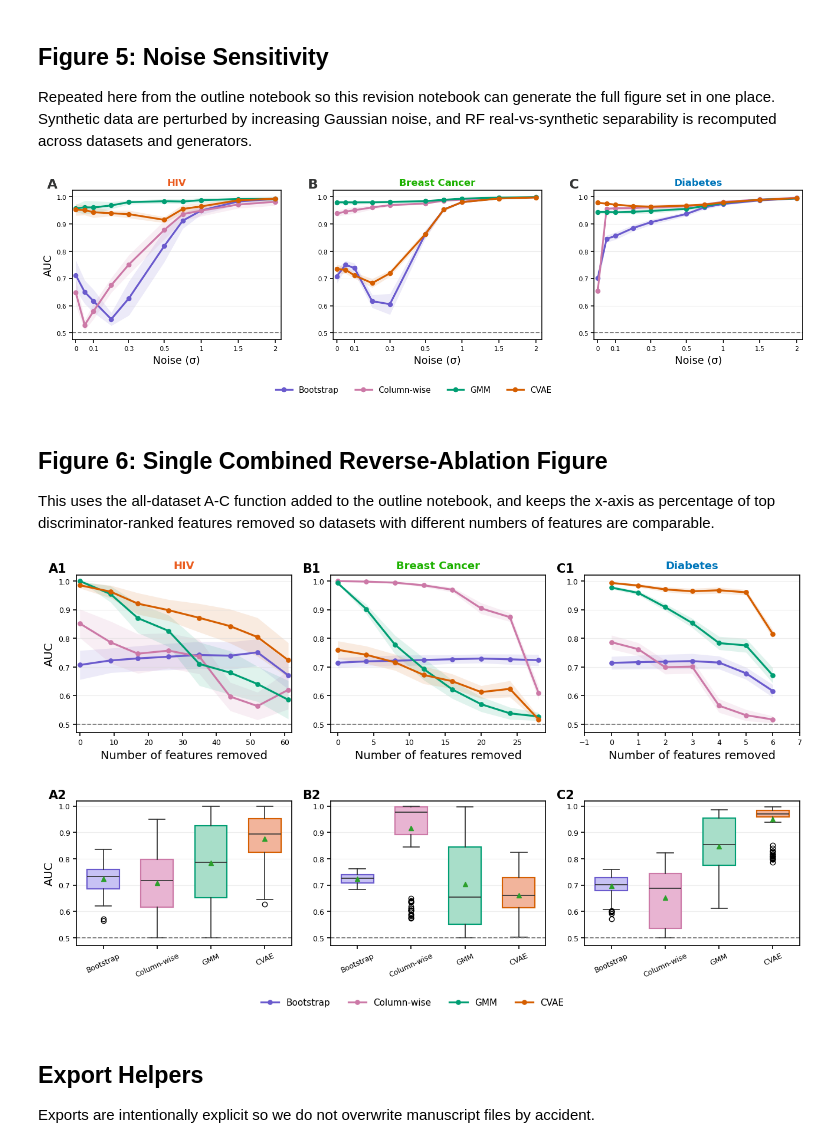
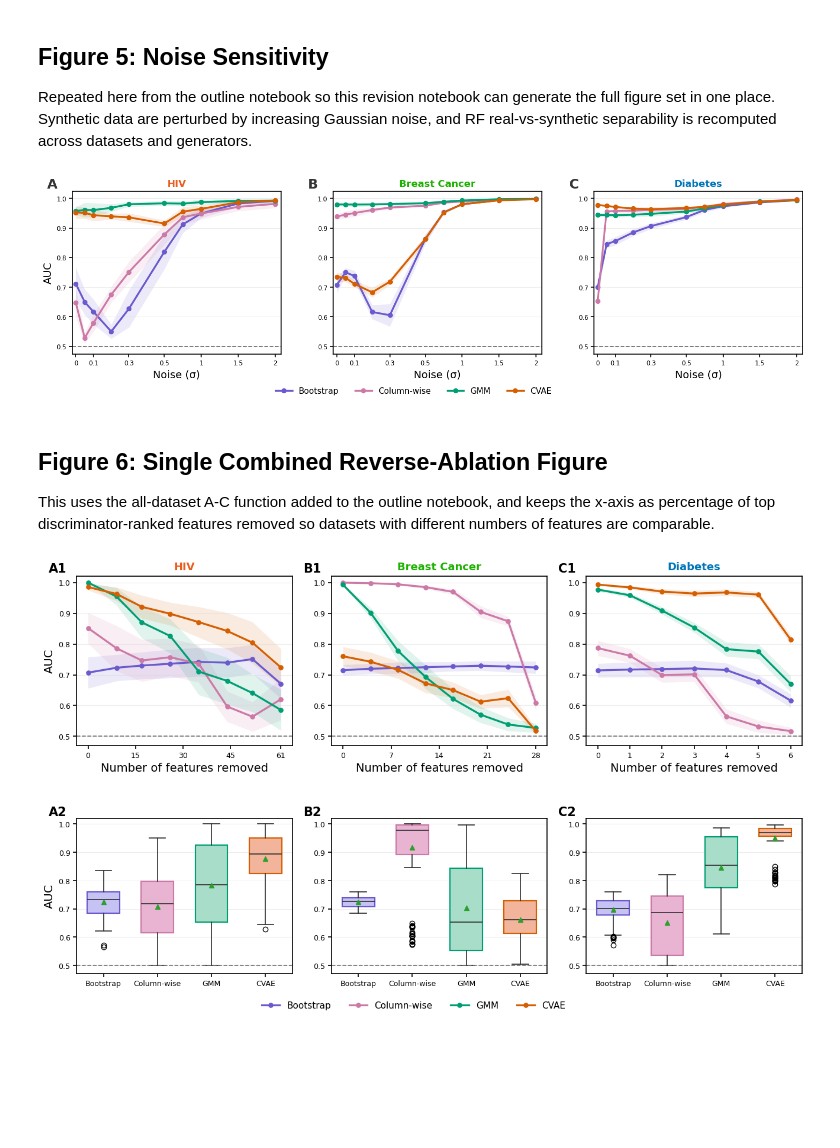
Before and after one commit to TonyTran03/distinguishable_data, a Jupyter notebook: data_synthesis/notebooks/make_main_figures_revision.ipynb, the cells around one changed output. Drawn from its saved outputs; the diff is of its cells as text; code cells hidden in the pictures; blank space fills up the shorter version.

```diff
--- a/data_synthesis/notebooks/make_main_figures_revision.ipynb
+++ b/data_synthesis/notebooks/make_main_figures_revision.ipynb
@@ -1439,14 +1473,14 @@ def plot_figure5_noise(noise_df):
     fig.legend(legend_handles, METHOD_ORDER, loc="lower center", bbox_to_anchor=(0.5, 0.01), ncol=len(METHOD_ORDER),
                frameon=True, facecolor="white", edgecolor="black", framealpha=0, borderpad=0.55)
     # fig.suptitle("Noise sensitivity", y=0.98, fontsize=15, weight="semibold")
-    fig.subplots_adjust(left=0.07, right=0.99, top=0.82, bottom=0.25, wspace=0.25)
+    fig.subplots_adjust(left=0.07, right=0.99, top=0.82, bottom=0.2, wspace=0.25)
     return fig
 
 
 noise_df = get_noise_sensitivity(force=False)
 fig5_noise = plot_figure5_noise(noise_df)
 # %% [output]
-[figure, old version]
+[figure, new version]
 # %% [markdown]
 ## Figure 6: Single Combined Reverse-Ablation Figure
 
@@ -1501,8 +1535,21 @@ def plot_figure6_ablation_all_datasets(ablation_df):
             va="top",
             ha="left"
         )
+
+        # X axis top plots
         max_removed = int(sub["n_features_removed"].max())
-        ax_curve.set_xlim(-1, max_removed + 1)
+        min_removed = int(sub["n_features_removed"].min())
+
+        x_range = max_removed - min_removed
+        x_pad = max(0.35, 0.06 * x_range)
+
+        ax_curve.set_xlim(min_removed - x_pad, max_removed + x_pad)
+
+        if max_removed <= 10:
+            ax_curve.set_xticks(np.arange(0, max_removed + 1, 1))
+        else:
+            ax_curve.set_xticks(np.linspace(0, max_removed, 5).astype(int))
+
         ax_curve.set_xlabel("Number of features removed")
         clean_axis(ax_curve, grid_axis="y")
 
@@ -1522,7 +1569,7 @@ def plot_figure6_ablation_all_datasets(ablation_df):
                 artist.set_color(NEUTRAL)
                 artist.set_linewidth(1.25)
         ax_box.axhline(0.5, color="#777777", linestyle="--", linewidth=1.25)
-        ax_box.tick_params(axis="x", rotation=25, labelsize=9.0, width=1.4, length=5)
+        ax_box.tick_params(axis="x", labelsize=9.0, length=5)
         ax_box.text(
             -0.13, 1.08, f"{col_letter}2",
             transform=ax_box.transAxes,
@@ -1541,36 +1588,32 @@ def plot_figure6_ablation_all_datasets(ablation_df):
 
         ax_box.tick_params(labelsize=9.0, width=1.2, length=4)
     curve_axes[0].set_ylabel("AUC")
     box_axes[0].set_ylabel("AUC")
     for ax in curve_axes[1:] + box_axes[1:]:
         ax.set_ylabel("")
         ax.tick_params(labelleft=True)
 
     y_values = []
     for _, row in ablation_df.iterrows():
         y_values.extend([row["auc_mean"] - row["auc_sd"], row["auc_mean"] + row["auc_sd"]])
         y_values.extend(row.get("auc_values", []))
     y_min = max(0.45, np.nanmin(y_values) - 0.03)
     y_max = min(1.02, np.nanmax(y_values) + 0.03)
     for ax in curve_axes + box_axes:
         if ax.get_visible():
             ax.set_ylim(y_min, y_max)
 
     handles = legend_handles[:len(METHOD_ORDER)]
     fig.legend(handles, [h.get_label() for h in handles], loc="lower center",
                bbox_to_anchor=(0.5, 0.01), ncol=len(handles), frameon=True,
                facecolor="white", edgecolor="black", framealpha=0, borderpad=0.55)
     # fig.suptitle("Reverse feature ablation", y=0.98, fontsize=15, weight="semibold")
 
-    fig.subplots_adjust(left=0.075, right=0.99, top=0.88, bottom=0.15, wspace=0.18, hspace=0.45)
+    fig.subplots_adjust(left=0.075, right=0.99, top=0.88, bottom=0.1, wspace=0.18, hspace=0.45)
     return fig
 
 
 ablation_df = get_reverse_ablation(force=False)
 fig6_ac = plot_figure6_ablation_all_datasets(ablation_df)
 # %% [output]
-[figure, old version]
+[figure, new version]
-# %% [markdown]
-## Export Helpers
-
-Exports are intentionally explicit so we do not overwrite manuscript files by accident.
```
Also changed, not shown: parts of 12 cells of this notebook, 9 other files.
